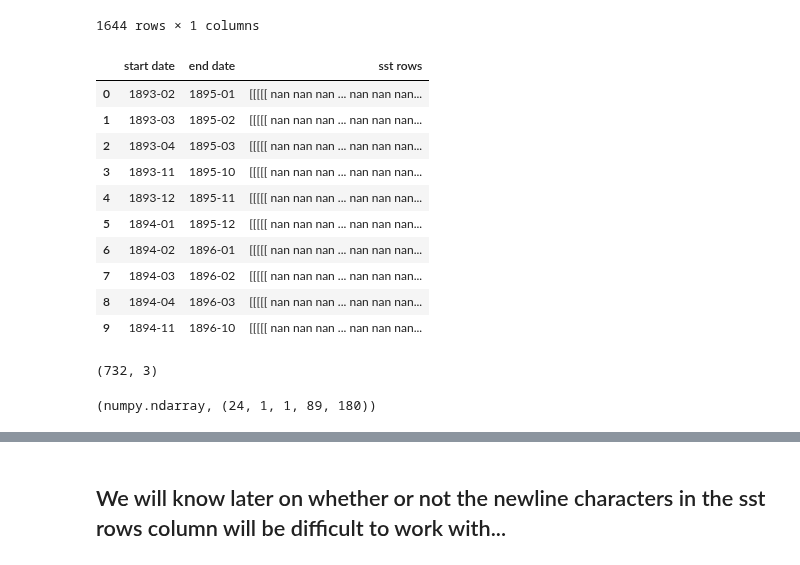
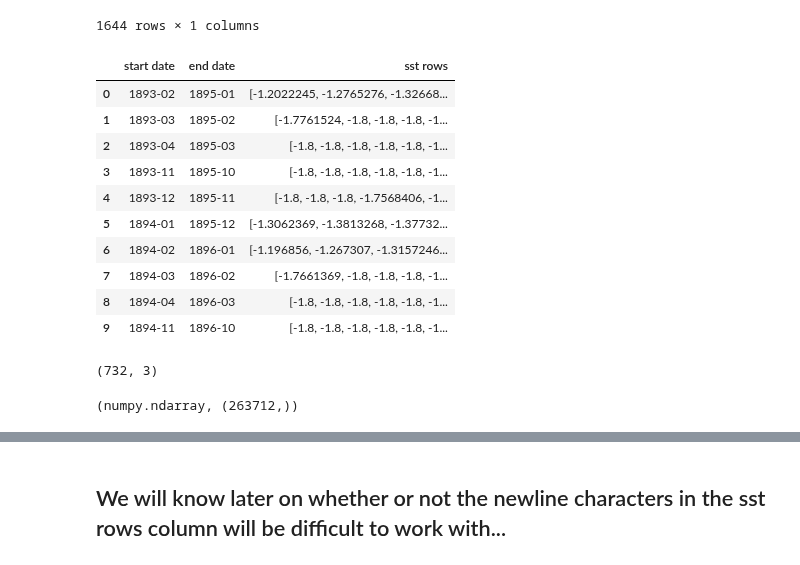
Before and after one commit to hwalters361/ML_rain_prediction, a Jupyter notebook: Introduction.ipynb, the cells around one changed output, grey strips where cells are left out. Cells and saved outputs as stored; diff of their text form; code cells hidden in the pictures.

```diff
--- a/Introduction.ipynb
+++ b/Introduction.ipynb
@@ -418,30 +418,32 @@ sst_condensed
 # %%
 x_input_rows = []
 for date in y_labels.index:
     start_date = date - pd.DateOffset(months=23)
     end_date = date
 
-    sst_in_range = np.array(sst_condensed.loc[start_date:end_date, 'sst'].tolist())
+    sst_in_range = np.array(sst_condensed.loc[start_date:end_date, 'sst'].tolist()) # shape here is (24, 1, 1, 89, 180)
+    sst_in_range = sst_in_range.flatten() #1 x 384480
+    sst_in_range = sst_in_range[~np.isnan(sst_in_range)] # 263712
 
     x_input_rows.append({'start date': start_date, 'end date' : end_date, 'sst rows': sst_in_range})
 
 x_input = pd.DataFrame(x_input_rows)
 x_input["start date"] = x_input["start date"].dt.to_period('M')
 x_input["end date"] = x_input["end date"].dt.to_period('M')
 
 x_input.head(10)
 # %% [output]
 |  | start date | end date | sst rows |
-| 0 | 1893-02 | 1895-01 | [[[[[ nan nan nan ... nan nan nan... |
-| 1 | 1893-03 | 1895-02 | [[[[[ nan nan nan ... nan nan nan... |
-| 2 | 1893-04 | 1895-03 | [[[[[ nan nan nan ... nan nan nan... |
-| 3 | 1893-11 | 1895-10 | [[[[[ nan nan nan ... nan nan nan... |
-| 4 | 1893-12 | 1895-11 | [[[[[ nan nan nan ... nan nan nan... |
-| 5 | 1894-01 | 1895-12 | [[[[[ nan nan nan ... nan nan nan... |
-| 6 | 1894-02 | 1896-01 | [[[[[ nan nan nan ... nan nan nan... |
-| 7 | 1894-03 | 1896-02 | [[[[[ nan nan nan ... nan nan nan... |
-| 8 | 1894-04 | 1896-03 | [[[[[ nan nan nan ... nan nan nan... |
-| 9 | 1894-11 | 1896-10 | [[[[[ nan nan nan ... nan nan nan... |
+| 0 | 1893-02 | 1895-01 | [-1.2022245, -1.2765276, -1.32668... |
+| 1 | 1893-03 | 1895-02 | [-1.7761524, -1.8, -1.8, -1.8, -1... |
+| 2 | 1893-04 | 1895-03 | [-1.8, -1.8, -1.8, -1.8, -1.8, -1... |
+| 3 | 1893-11 | 1895-10 | [-1.8, -1.8, -1.8, -1.8, -1.8, -1... |
+| 4 | 1893-12 | 1895-11 | [-1.8, -1.8, -1.8, -1.7568406, -1... |
+| 5 | 1894-01 | 1895-12 | [-1.3062369, -1.3813268, -1.37732... |
+| 6 | 1894-02 | 1896-01 | [-1.196856, -1.267307, -1.3157246... |
+| 7 | 1894-03 | 1896-02 | [-1.7661369, -1.8, -1.8, -1.8, -1... |
+| 8 | 1894-04 | 1896-03 | [-1.8, -1.8, -1.8, -1.8, -1.8, -1... |
+| 9 | 1894-11 | 1896-10 | [-1.8, -1.8, -1.8, -1.8, -1.8, -1... |
 # %%
 x_input.shape
 # %% [output]
@@ -449,4 +451,4 @@ x_input.shape
 # %%
 type(x_input.iloc[0]["sst rows"]), x_input.iloc[0]["sst rows"].shape
 # %% [output]
-(numpy.ndarray, (24, 1, 1, 89, 180))
+(numpy.ndarray, (263712,))
```
Also changed, not shown: parts of 4 cells of this notebook.
